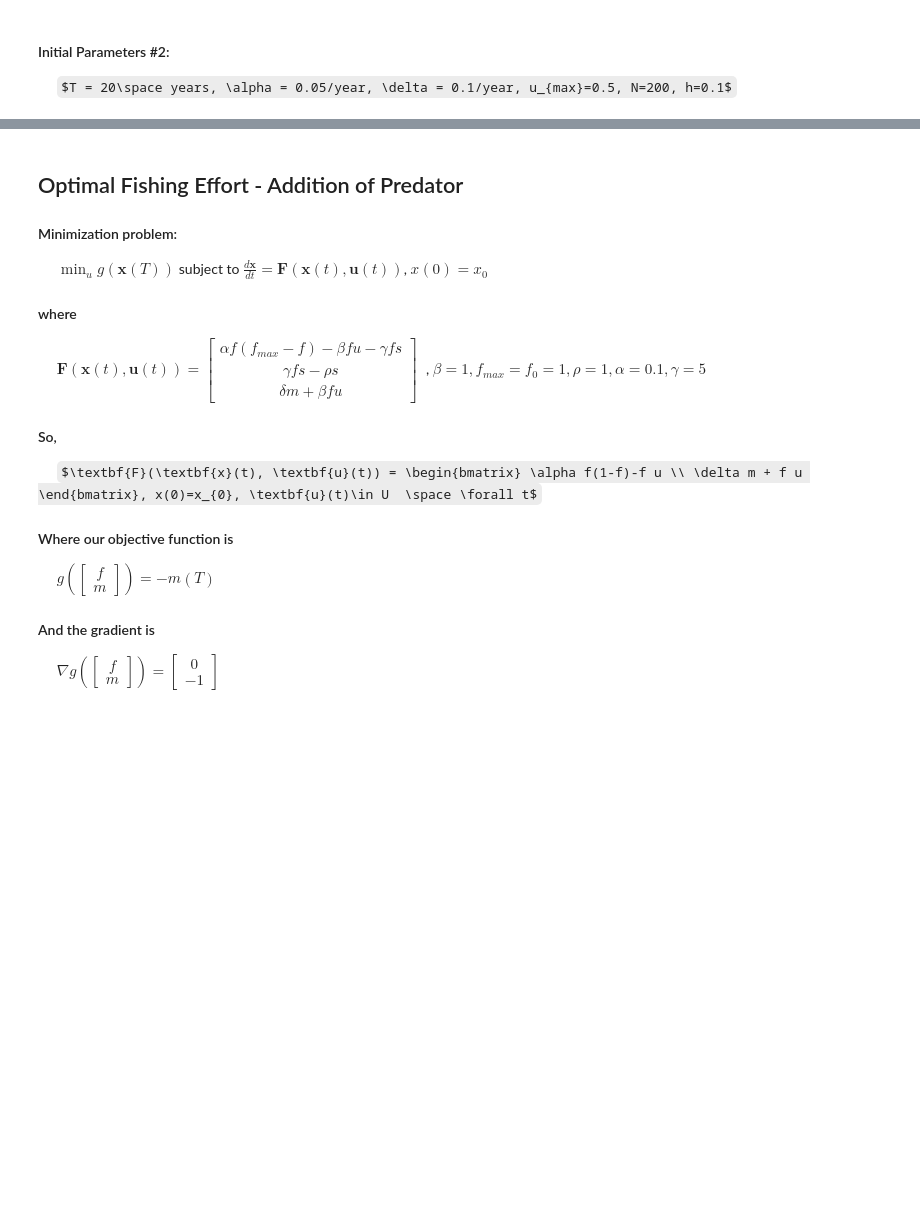
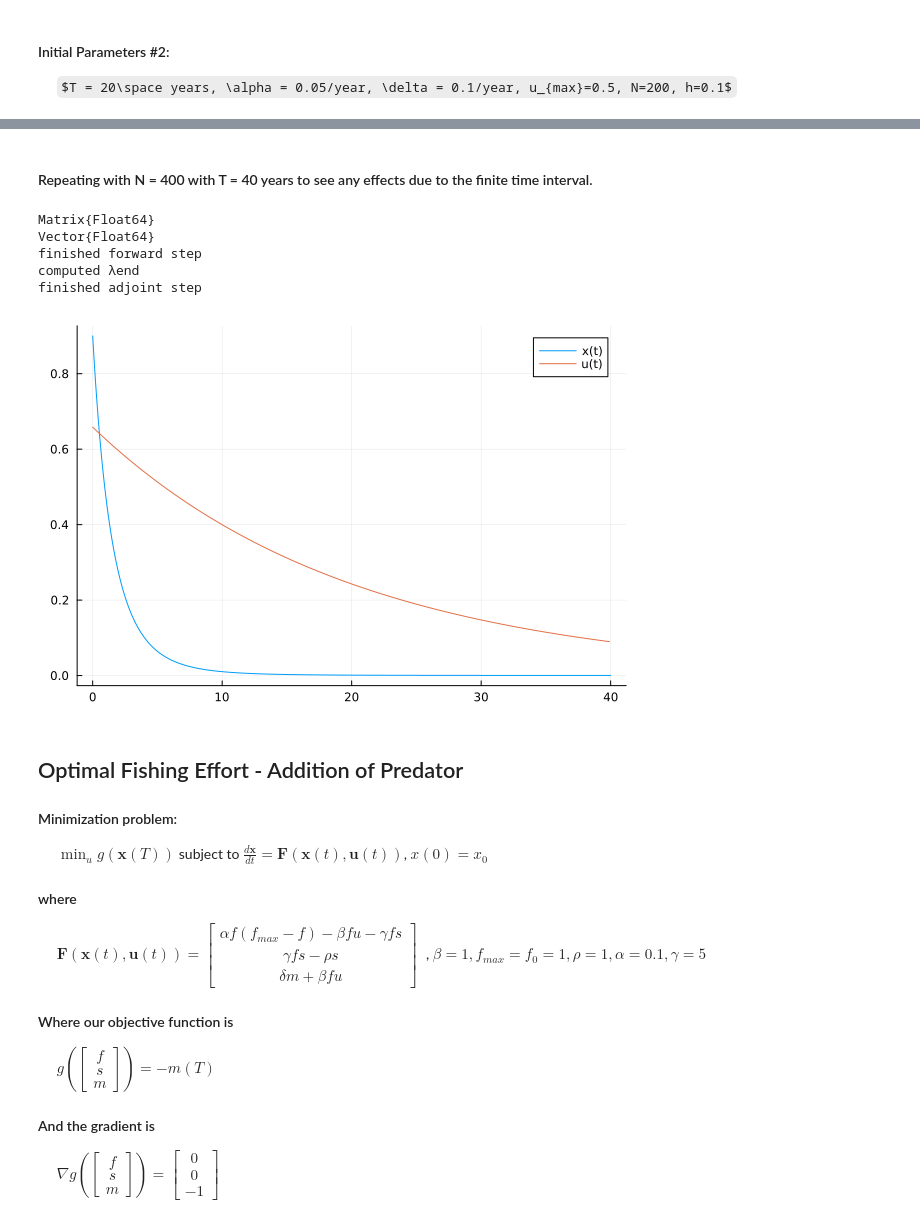
Before and after one commit to jkrue242/OptimalHarvesting, a Jupyter notebook: project.ipynb, the cells around one changed output, grey strips where cells are left out. Drawn from its saved outputs; the diff is of its cells as text; code cells hidden in the pictures; some formulas as TeX source; blank space fills up the shorter version.

```diff
--- a/project.ipynb
+++ b/project.ipynb
@@ -342,3 +374,36 @@ plot!(0.1*(0:N-1),opt_u[1,:],label="u(t)")
+# %% [markdown]
+#### Repeating with N = 400 with T = 40 years to see any effects due to the finite time interval.
+# %%
+xv  = [0.9; 0.0]
+t = 0.0;
+N = 400
+u = zeros(1,N)
+T = 40
+h = T/N
+params = Dict(
+    "alpha"=>0.1,
+    "delta"=>0.05,
+    "beta"=>1.0,
+    "f_max"=>1.0,
+    "h"=>0.1,
+    "eps"=>1e-4,
+    "s0"=>1.0,
+    "c1"=>0.05,
+    "maxiter"=>1000,
+    "s"=>0.1
+)
+
+opt_u, iters = optimize(xv,t,N,u,T,params,F,dFdx,dFdu,g,dg)
+xsopt = forwardstep(t,xv,opt_u,F,params)
+plot(0.1*(0:N),xsopt[1,:],label="x(t)")
+plot!(0.1*(0:N-1),opt_u[1,:],label="u(t)")
+# %% [output]
+Matrix{Float64}
+Vector{Float64}
+finished forward step
+computed λend
+finished adjoint step
+[figure, added]
 # %% [markdown]
 ## Optimal Fishing Effort - Addition of Predator
 
@@ -346,12 +411,10 @@ plot!(0.1*(0:N-1),opt_u[1,:],label="u(t)")
 $\quad$ $\min_u{g(\textbf{x}(T))}$ subject to $\frac{d\textbf{x}}{dt} = \textbf{F}(\textbf{x}(t), \textbf{u}(t))$, $x(0) = x_0$
 #### where
 $\quad$ $\textbf{F}(\textbf{x}(t), \textbf{u}(t)) = \begin{bmatrix} \alpha f(f_{max}-f)-\beta f u - \gamma f s\\ \gamma f s - \rho s \\ \delta m + \beta f u\end{bmatrix} \;$ , $\beta = 1, f_{max}=f_{0}=1, \rho = 1, \alpha = 0.1, \gamma = 5$
-#### So,
-$\quad$ $\textbf{F}(\textbf{x}(t), \textbf{u}(t)) = \begin{bmatrix} \alpha f(1-f)-f u \\ \delta m + f u \end{bmatrix}, x(0)=x_{0}, \textbf{u}(t)\in U  \space \forall t$
 
 #### Where our objective function is
-$\quad$ $g(\begin{bmatrix} f \\ m\end{bmatrix}) = -m(T)$
+$\quad$ $g(\begin{bmatrix} f \\ s \\ m\end{bmatrix}) = -m(T)$
 
 #### And the gradient is
-$\quad$ $\nabla g(\begin{bmatrix} f \\ m\end{bmatrix}) = \begin{bmatrix} 0 \\ -1 \end{bmatrix}$
+$\quad$ $\nabla g(\begin{bmatrix} f \\ s \\ m\end{bmatrix}) = \begin{bmatrix} 0 \\ 0 \\ -1 \end{bmatrix}$
 # %%
```
Also changed, not shown: parts of 21 cells of this notebook, 1 other file.
